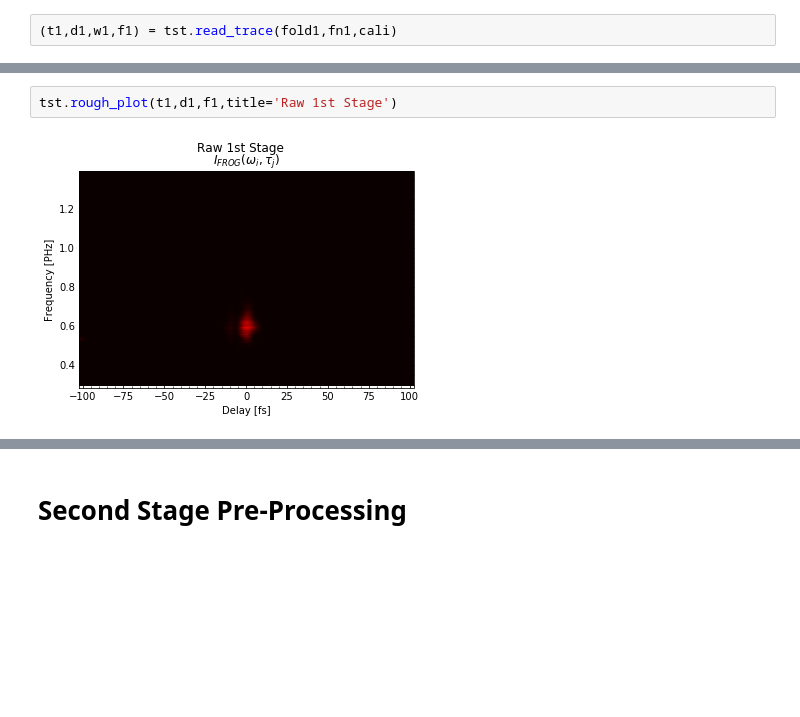
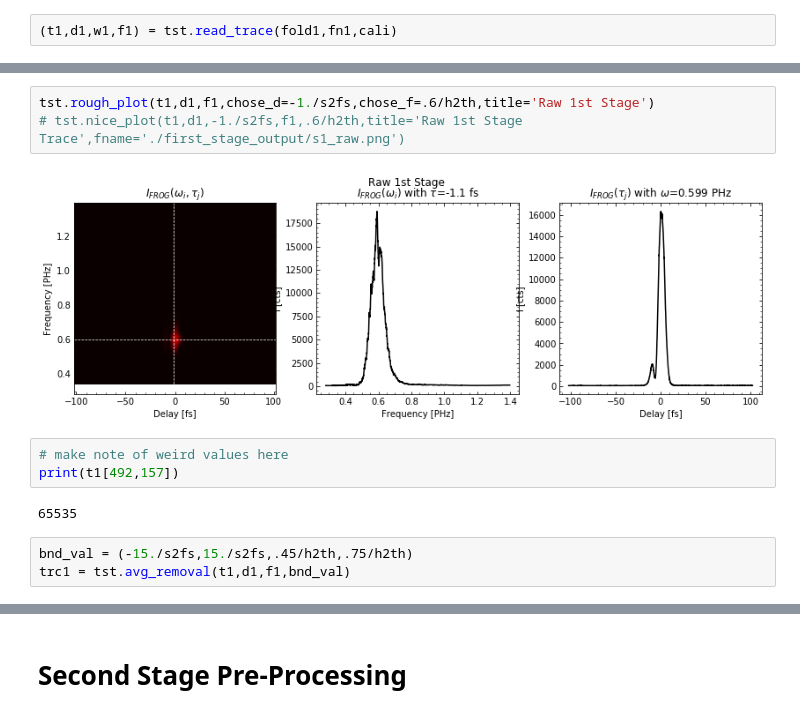
Before and after one commit to ChowdhuryGroup/FROG, a Jupyter notebook: processing4show.ipynb, the cells around one changed output, grey strips where cells are left out. Drawn from its saved outputs; the diff is of its cells as text; blank space fills up the shorter version.

```diff
--- a/processing4show.ipynb
+++ b/processing4show.ipynb
@@ -106,4 +108,13 @@ plt.pcolormesh(t1,cmap='hot');
-# %%
-tst.rough_plot(t1,d1,f1,title='Raw 1st Stage')
-# %% [output]
-[figure, removed]
+# %%
+tst.rough_plot(t1,d1,f1,chose_d=-1./s2fs,chose_f=.6/h2th,title='Raw 1st Stage')
+# tst.nice_plot(t1,d1,-1./s2fs,f1,.6/h2th,title='Raw 1st Stage Trace',fname='./first_stage_output/s1_raw.png')
+# %% [output]
+[figure, added]
+# %%
+# make note of weird values here
+print(t1[492,157])
+# %% [output]
+65535
+# %%
+bnd_val = (-15./s2fs,15./s2fs,.45/h2th,.75/h2th)
+trc1 = tst.avg_removal(t1,d1,f1,bnd_val)
```
Also changed, not shown: parts of 25 cells of this notebook, 7 other files.
